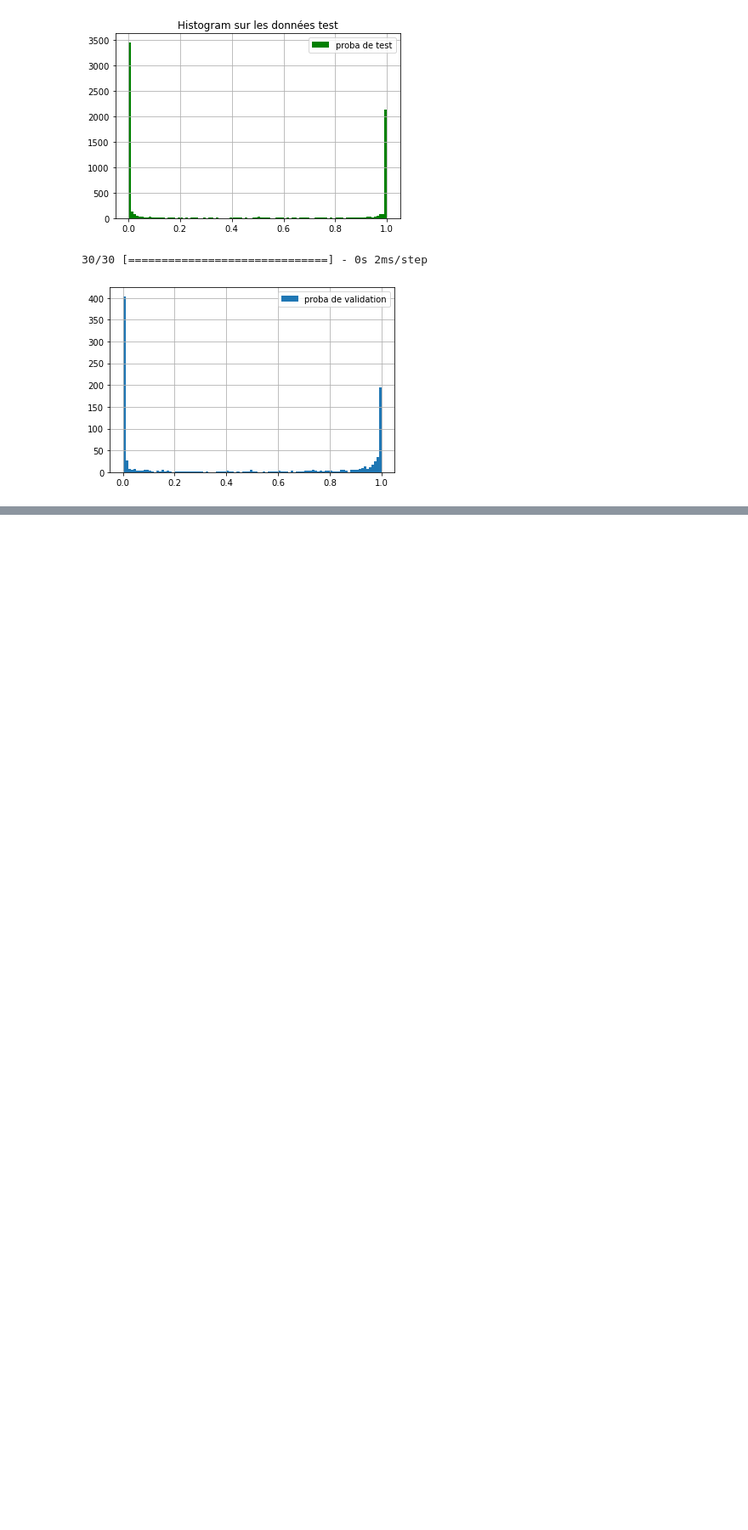
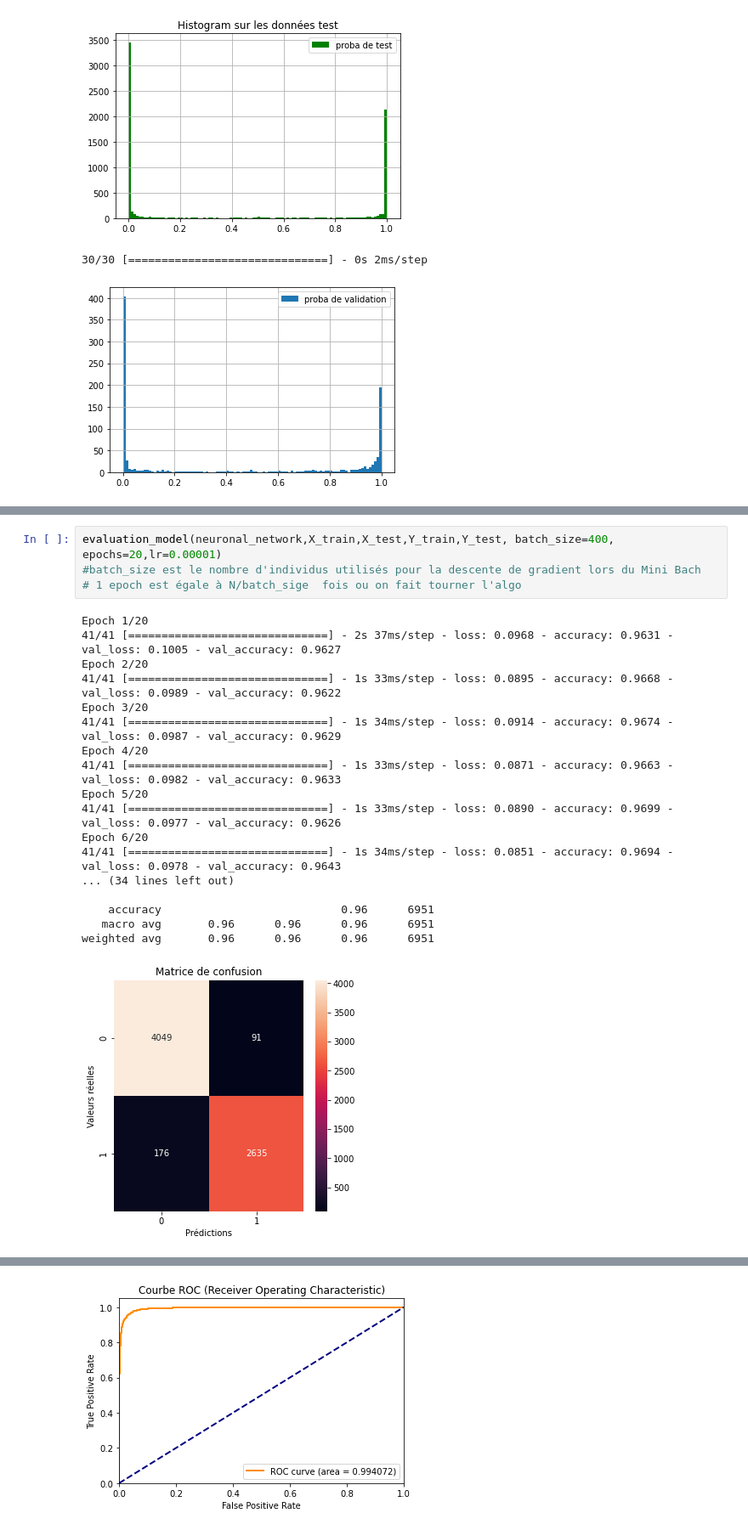
Before and after one commit to Ivanbtz9/Master2_datascience, a Jupyter notebook: Apprentissage Statistique_Panloup/Data_challenge/Data_challenge.ipynb, the cells around one changed output, grey strips where cells are left out. Shown at 85% size. Saved outputs shown, nothing was run; the diff lists cells and outputs as text; blank space fills up the shorter version.

```diff
--- a/Apprentissage Statistique_Panloup/Data_challenge/Data_challenge.ipynb
+++ b/Apprentissage Statistique_Panloup/Data_challenge/Data_challenge.ipynb
@@ -846,0 +915,23 @@ df_soumission5.to_csv("/home/ibotcazou/Bureau/Master_data_science/DATAS_M2/Appre
+# %%
+evaluation_model(neuronal_network,X_train,X_test,Y_train,Y_test, batch_size=400, epochs=20,lr=0.00001)
+#batch_size est le nombre d'individus utilisés pour la descente de gradient lors du Mini Bach
+# 1 epoch est égale à N/batch_sige  fois ou on fait tourner l'algo
+# %% [output]
+Epoch 1/20
+41/41 [==============================] - 2s 37ms/step - loss: 0.0968 - accuracy: 0.9631 - val_loss: 0.1005 - val_accuracy: 0.9627
+Epoch 2/20
+41/41 [==============================] - 1s 33ms/step - loss: 0.0895 - accuracy: 0.9668 - val_loss: 0.0989 - val_accuracy: 0.9622
+Epoch 3/20
+41/41 [==============================] - 1s 34ms/step - loss: 0.0914 - accuracy: 0.9674 - val_loss: 0.0987 - val_accuracy: 0.9629
+Epoch 4/20
+41/41 [==============================] - 1s 33ms/step - loss: 0.0871 - accuracy: 0.9663 - val_loss: 0.0982 - val_accuracy: 0.9633
+Epoch 5/20
+41/41 [==============================] - 1s 33ms/step - loss: 0.0890 - accuracy: 0.9699 - val_loss: 0.0977 - val_accuracy: 0.9626
+Epoch 6/20
+41/41 [==============================] - 1s 34ms/step - loss: 0.0851 - accuracy: 0.9694 - val_loss: 0.0978 - val_accuracy: 0.9643
+... (34 lines left out)
+
+    accuracy                           0.96      6951
+   macro avg       0.96      0.96      0.96      6951
+weighted avg       0.96      0.96      0.96      6951
+[figure, added]
@@ -846,0 +939 @@ df_soumission5.to_csv("/home/ibotcazou/Bureau/Master_data_science/DATAS_M2/Appre
+[figure, added]
```
Also changed, not shown: parts of 15 cells of this notebook, 14 other files.
